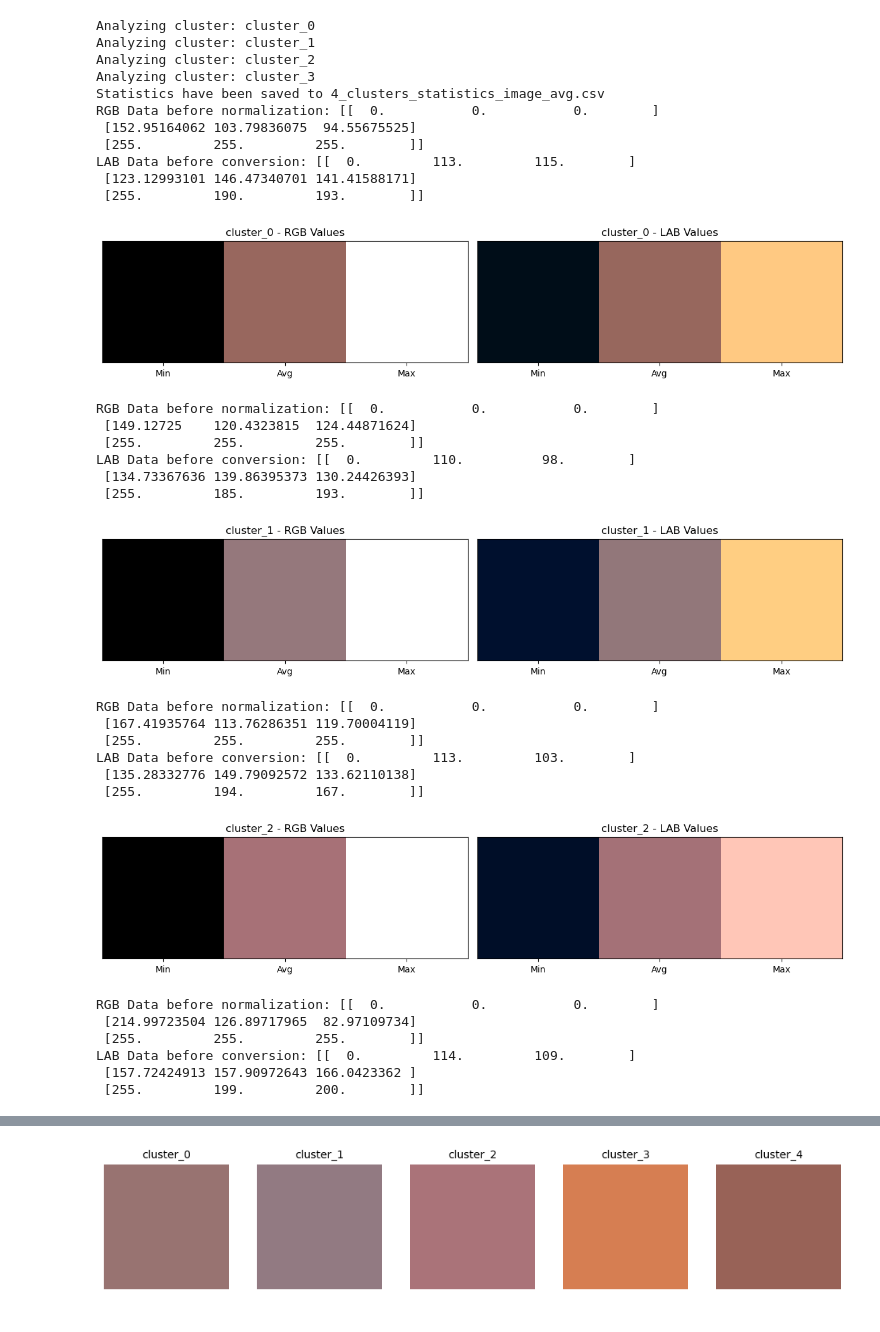
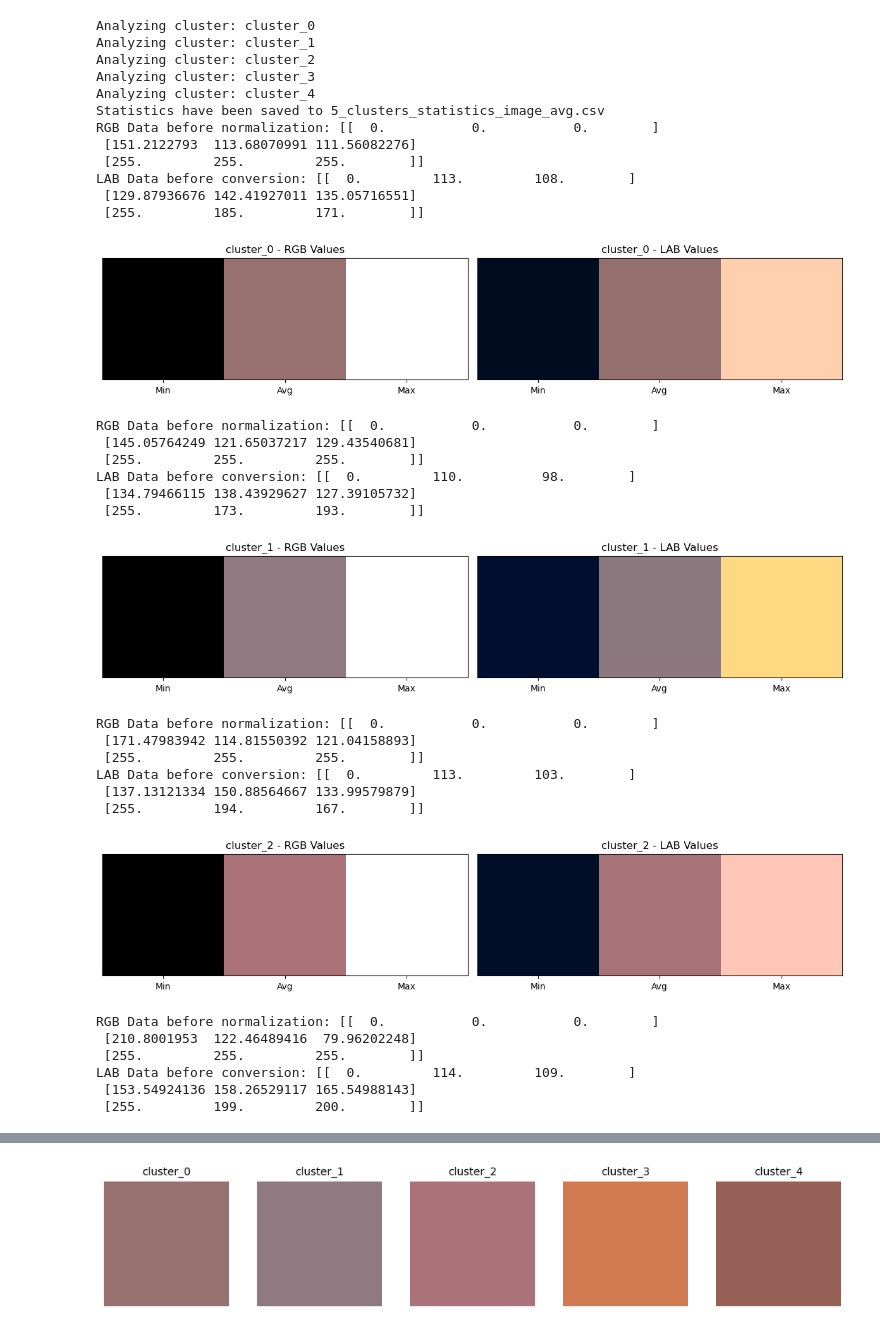
Before and after one commit to oyanchun/Synapxe-Tongue-Project, a Jupyter notebook: Model Development/Cluster Analysis.ipynb, the cells around one changed output, grey strips where cells are left out. Cells and saved outputs as stored; diff of their text form; code cells hidden in the pictures.

Commit message:
Update clustering code

```diff
--- a/Model Development/Cluster Analysis.ipynb
+++ b/Model Development/Cluster Analysis.ipynb
@@ -238,59 +238,60 @@ def visualize_clusters_average_colors(df_stats):
     plt.tight_layout()
     plt.show()
 # %%
-clusters_root_path = "clusters/4-clusters"
-csv_file_path = '4_clusters_statistics_image_avg.csv'
+clusters_root_path = "clusters/5-clusters"
+csv_file_path = '5_clusters_statistics_image_avg.csv'
 
 df_stats = collect_statistics(clusters_root_path)
 save_statistics_to_csv(df_stats, csv_file_path)
 
 print(f"Statistics have been saved to {csv_file_path}")
 
 for index, row in df_stats.iterrows():
     stats = {
         'rgb': {
             'avg': np.array([row['rgb_avg_r'], row['rgb_avg_g'], row['rgb_avg_b']]),
             'min': np.array([row['rgb_min_r'], row['rgb_min_g'], row['rgb_min_b']]),
             'max': np.array([row['rgb_max_r'], row['rgb_max_g'], row['rgb_max_b']])
         },
         'lab': {
             'avg': np.array([row['lab_avg_l'], row['lab_avg_a'], row['lab_avg_b']]),
             'min': np.array([row['lab_min_l'], row['lab_min_a'], row['lab_min_b']]),
             'max': np.array([row['lab_max_l'], row['lab_max_a'], row['lab_max_b']])
         }
     }
     visualize_cluster_stats(stats, row['cluster_name'])
 # %% [output]
 Analyzing cluster: cluster_0
 Analyzing cluster: cluster_1
 Analyzing cluster: cluster_2
 Analyzing cluster: cluster_3
-Statistics have been saved to 4_clusters_statistics_image_avg.csv
+Analyzing cluster: cluster_4
+Statistics have been saved to 5_clusters_statistics_image_avg.csv
 RGB Data before normalization: [[  0.           0.           0.        ]
- [152.95164062 103.79836075  94.55675525]
+ [151.2122793  113.68070991 111.56082276]
  [255.         255.         255.        ]]
-LAB Data before conversion: [[  0.         113.         115.        ]
- [123.12993101 146.47340701 141.41588171]
- [255.         190.         193.        ]]
+LAB Data before conversion: [[  0.         113.         108.        ]
+ [129.87936676 142.41927011 135.05716551]
+ [255.         185.         171.        ]]
-[figure, old version]
+[figure, new version]
 RGB Data before normalization: [[  0.           0.           0.        ]
- [149.12725    120.4323815  124.44871624]
+ [145.05764249 121.65037217 129.43540681]
  [255.         255.         255.        ]]
 LAB Data before conversion: [[  0.         110.          98.        ]
- [134.73367636 139.86395373 130.24426393]
- [255.         185.         193.        ]]
+ [134.79466115 138.43929627 127.39105732]
+ [255.         173.         193.        ]]
 [figure]
 RGB Data before normalization: [[  0.           0.           0.        ]
- [167.41935764 113.76286351 119.70004119]
+ [171.47983942 114.81550392 121.04158893]
  [255.         255.         255.        ]]
 LAB Data before conversion: [[  0.         113.         103.        ]
- [135.28332776 149.79092572 133.62110138]
+ [137.13121334 150.88564667 133.99579879]
  [255.         194.         167.        ]]
 [figure]
 RGB Data before normalization: [[  0.           0.           0.        ]
- [214.99723504 126.89717965  82.97109734]
+ [210.8001953  122.46489416  79.96202248]
  [255.         255.         255.        ]]
 LAB Data before conversion: [[  0.         114.         109.        ]
- [157.72424913 157.90972643 166.0423362 ]
+ [153.54924136 158.26529117 165.54988143]
  [255.         199.         200.        ]]
 [figure]
```
Also changed, not shown: parts of 3 cells of this notebook, 5 other files.
